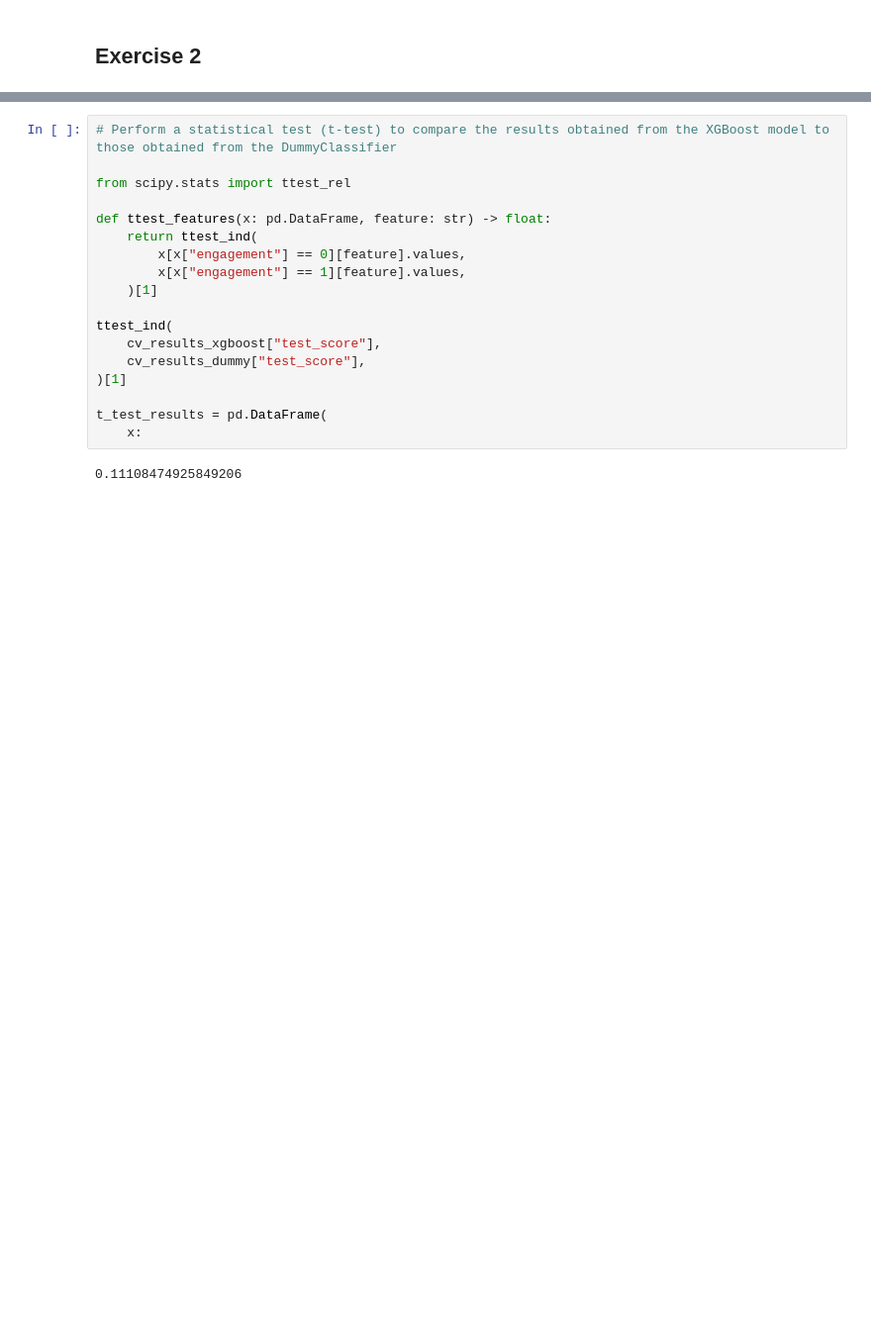
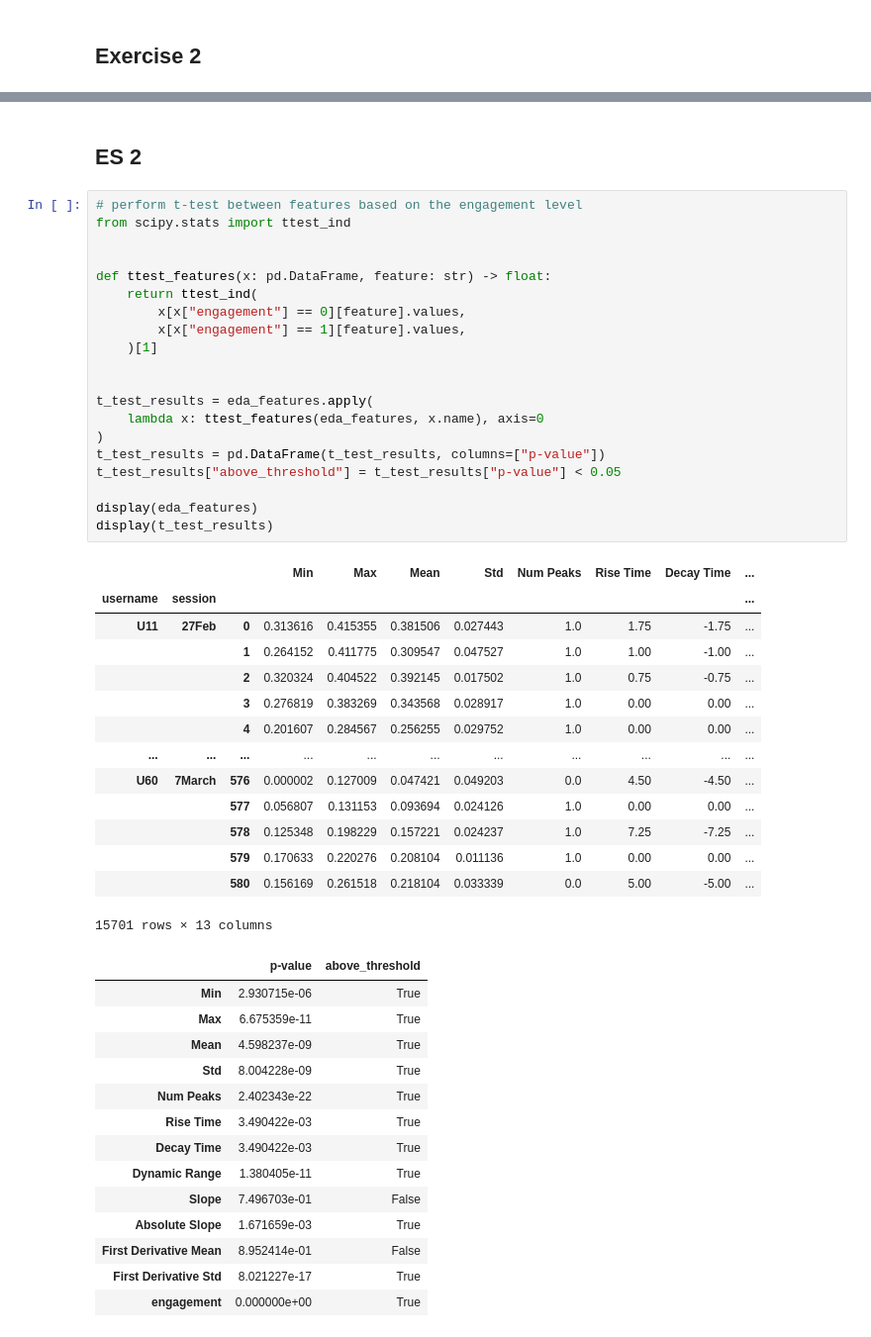
Before and after one commit to dadegrande99/AssignmentsMWC_Grandesso, a Jupyter notebook: Assignment04/MWC - Assignment04 - Davide Grandesso.ipynb, the cells around one changed output, grey strips where cells are left out. Shown at 99% size. Cells and saved outputs as stored; diff of their text form; blank space fills up the shorter version.

```diff
--- a/Assignment04/MWC - Assignment04 - Davide Grandesso.ipynb
+++ b/Assignment04/MWC - Assignment04 - Davide Grandesso.ipynb
@@ -1102,20 +1252,51 @@ Did you obtain better or worse results than in the other validation paradigms? W
+# %% [markdown]
+## ES 2
 # %%
-# Perform a statistical test (t-test) to compare the results obtained from the XGBoost model to those obtained from the DummyClassifier
+# perform t-test between features based on the engagement level
+from scipy.stats import ttest_ind
 
-from scipy.stats import ttest_rel
 
 def ttest_features(x: pd.DataFrame, feature: str) -> float:
     return ttest_ind(
         x[x["engagement"] == 0][feature].values,
         x[x["engagement"] == 1][feature].values,
     )[1]
 
-ttest_ind(
-    cv_results_xgboost["test_score"],
-    cv_results_dummy["test_score"],
-)[1]
 
-t_test_results = pd.DataFrame(
-    x:
+t_test_results = eda_features.apply(
+    lambda x: ttest_features(eda_features, x.name), axis=0
+)
+t_test_results = pd.DataFrame(t_test_results, columns=["p-value"])
+t_test_results["above_threshold"] = t_test_results["p-value"] < 0.05
+
+display(eda_features)
+display(t_test_results)
 # %% [output]
+|  |  |  | Min | Max | Mean | Std | Num Peaks | Rise Time | Decay Time | ... |
+| username | session |  |  |  |  |  |  |  |  | ... |
+| U11 | 27Feb | 0 | 0.313616 | 0.415355 | 0.381506 | 0.027443 | 1.0 | 1.75 | -1.75 | ... |
+|  |  | 1 | 0.264152 | 0.411775 | 0.309547 | 0.047527 | 1.0 | 1.00 | -1.00 | ... |
+|  |  | 2 | 0.320324 | 0.404522 | 0.392145 | 0.017502 | 1.0 | 0.75 | -0.75 | ... |
+|  |  | 3 | 0.276819 | 0.383269 | 0.343568 | 0.028917 | 1.0 | 0.00 | 0.00 | ... |
+|  |  | 4 | 0.201607 | 0.284567 | 0.256255 | 0.029752 | 1.0 | 0.00 | 0.00 | ... |
+| ... | ... | ... | ... | ... | ... | ... | ... | ... | ... | ... |
+| U60 | 7March | 576 | 0.000002 | 0.127009 | 0.047421 | 0.049203 | 0.0 | 4.50 | -4.50 | ... |
+|  |  | 577 | 0.056807 | 0.131153 | 0.093694 | 0.024126 | 1.0 | 0.00 | 0.00 | ... |
+|  |  | 578 | 0.125348 | 0.198229 | 0.157221 | 0.024237 | 1.0 | 7.25 | -7.25 | ... |
+|  |  | 579 | 0.170633 | 0.220276 | 0.208104 | 0.011136 | 1.0 | 0.00 | 0.00 | ... |
+|  |  | 580 | 0.156169 | 0.261518 | 0.218104 | 0.033339 | 0.0 | 5.00 | -5.00 | ... |
-0.11108474925849206
+15701 rows × 13 columns
+|  | p-value | above_threshold |
+| Min | 2.930715e-06 | True |
+| Max | 6.675359e-11 | True |
+| Mean | 4.598237e-09 | True |
+| Std | 8.004228e-09 | True |
+| Num Peaks | 2.402343e-22 | True |
+| Rise Time | 3.490422e-03 | True |
+| Decay Time | 3.490422e-03 | True |
+| Dynamic Range | 1.380405e-11 | True |
+| Slope | 7.496703e-01 | False |
+| Absolute Slope | 1.671659e-03 | True |
+| First Derivative Mean | 8.952414e-01 | False |
+| First Derivative Std | 8.021227e-17 | True |
+| engagement | 0.000000e+00 | True |
```
Also changed, not shown: parts of 15 cells of this notebook.
